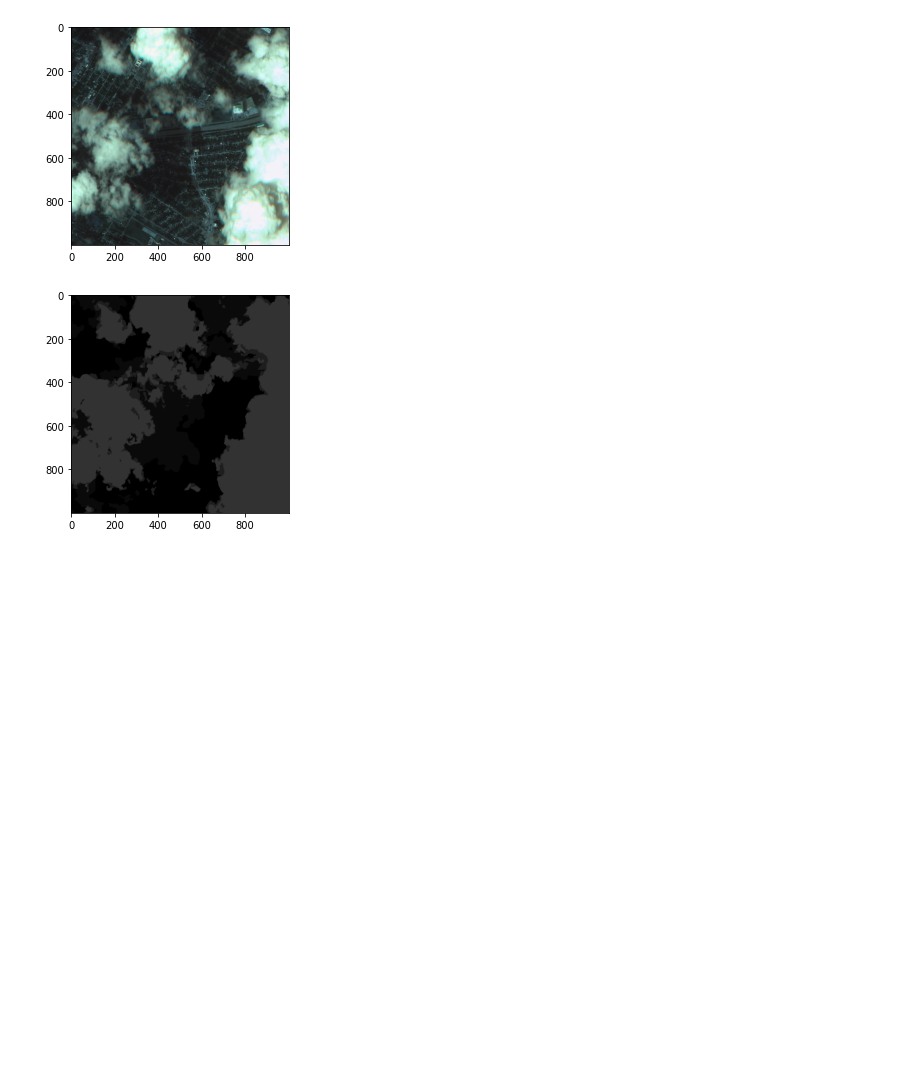
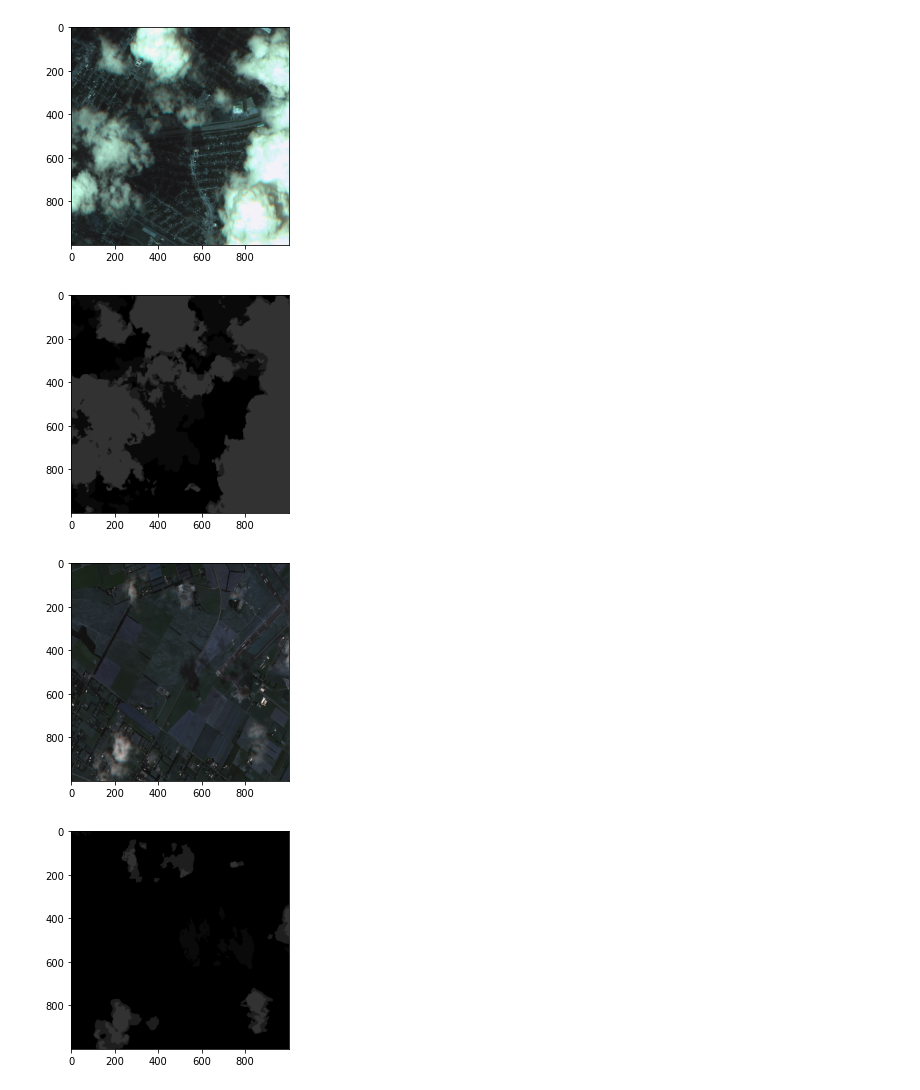
Before and after one commit to TEAM-LuckyDay/Cloud_segmentation, a Jupyter notebook: Data_Preprocessing/data_labeling.ipynb, the cells around one changed output. Saved outputs shown, nothing was run; the diff lists cells and outputs as text; code cells hidden in the pictures; blank space fills up the shorter version.

Commit message:
labeling update

```diff
--- a/Data_Preprocessing/data_labeling.ipynb
+++ b/Data_Preprocessing/data_labeling.ipynb
@@ -61,8 +61,13 @@ class image_labeling():
 #Main Code
 # %%
 train_dir_path = '/content/drive/MyDrive/Cloud_data/cloud_train/'
+validate_dir_path = '/content/drive/MyDrive/Cloud_data/cloud_validation/'
+
 
 train_label_file_path = os.path.join(train_dir_path,'patch_label')
 train_label_save_path = os.path.join(train_dir_path,'patch_labeling')
+
+validate_label_file_path = os.path.join(validate_dir_path,'patch_label')
+validate_label_save_path = os.path.join(validate_dir_path,'patch_labeling')
 # %%
 train_label_file_list = glob(os.path.join(train_label_file_path,"*png"))
@@ -126,3 +168,12 @@ plt.imshow(test_label_img); plt.show()
 # %% [output]
 [figure]
 [figure]
+# %%
+test_patch_img2 = cv2.imread(validate_dir_path + 'patch_img/img16_2.png')
+test_label_img2 = cv2.imread(validate_dir_path + 'patch_labeling/img16_2.png')
+# %%
+plt.imshow(test_patch_img2); plt.show()
+plt.imshow(test_label_img2); plt.show()
+# %% [output]
+[figure, added]
+[figure, added]
```
Also changed, not shown: parts of 5 cells of this notebook.
